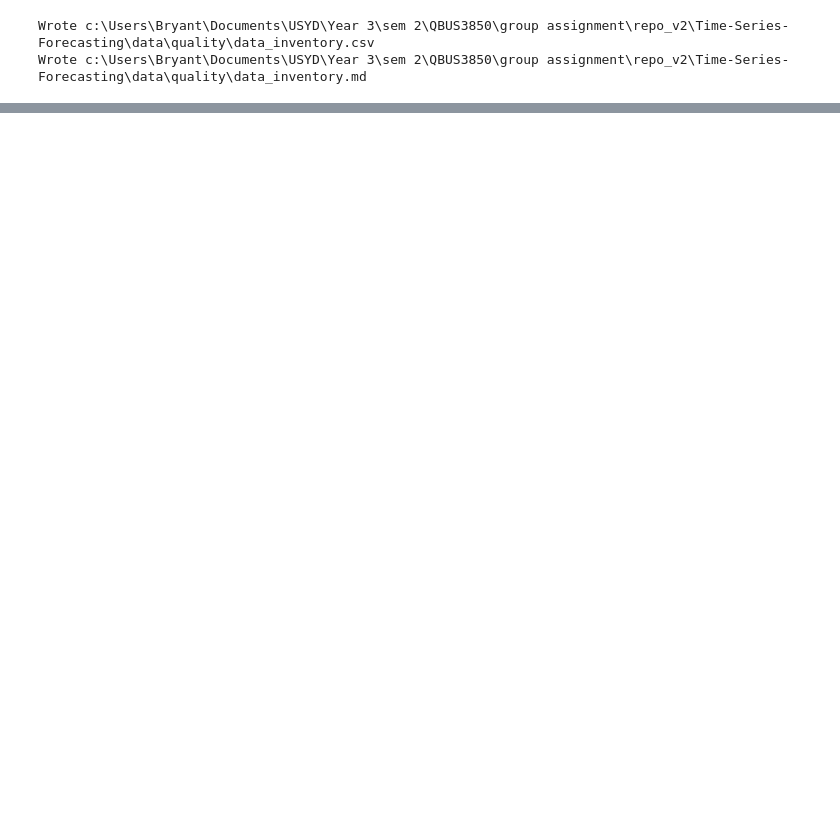
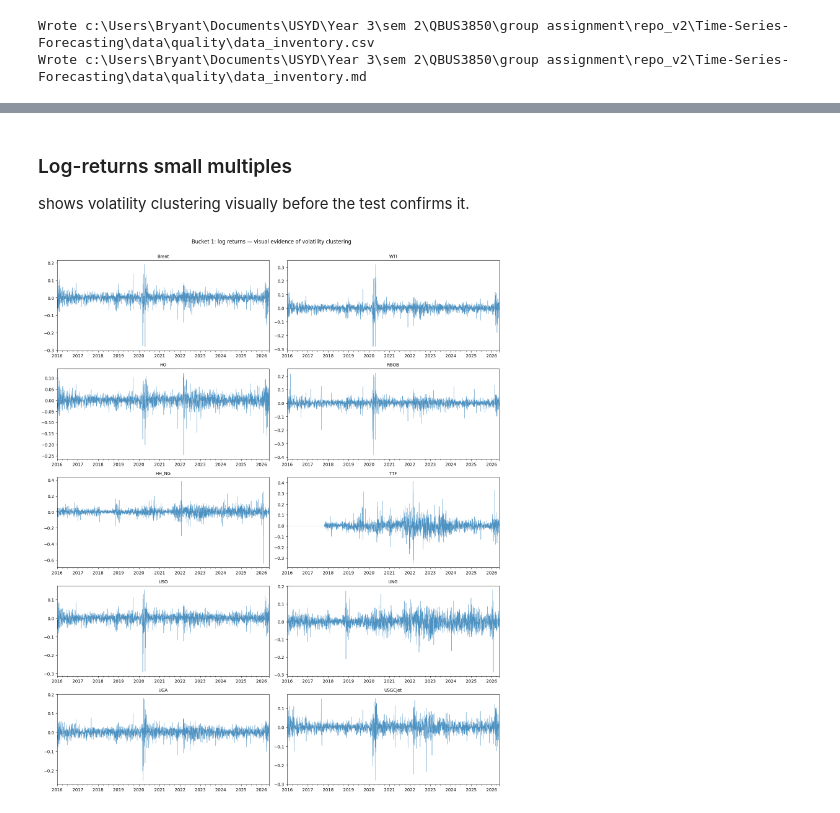
Before and after one commit to bryantchendra/Time-Series-Forecasting, a Jupyter notebook: notebooks/02_eda.ipynb, the cells around one changed output, grey strips where cells are left out. Drawn from its saved outputs; the diff is of its cells as text; code cells hidden in the pictures; blank space fills up the shorter version.

```diff
--- a/notebooks/02_eda.ipynb
+++ b/notebooks/02_eda.ipynb
@@ -232,0 +295,18 @@ Wrote c:\Users\Bryant\Documents\USYD\Year 3\sem 2\QBUS3850\group assignment\repo
+# %% [markdown]
+### Log-returns small multiples
+
+shows volatility clustering visually before the test confirms it.
+# %%
+fig, axes = plt.subplots(5, 2, figsize=(15, 18))
+for ax, col in zip(axes.flat, TRADABLE):
+    returns[col].plot(ax=ax, linewidth=0.5, alpha=0.8)
+    ax.axhline(0, color="grey", linewidth=0.5, alpha=0.5)
+    ax.set_title(col, fontsize=10)
+    ax.set_xlabel("")
+plt.suptitle("Bucket 1: log returns — visual evidence of volatility clustering",
+             y=1.001, fontsize=12)
+plt.tight_layout()
+plt.savefig(FIGURES_DIR / "step2_02_returns_grid.png")
+plt.show()
+# %% [output]
+[figure, added]
```
Also changed, not shown: parts of 13 cells of this notebook, 8 other files.
